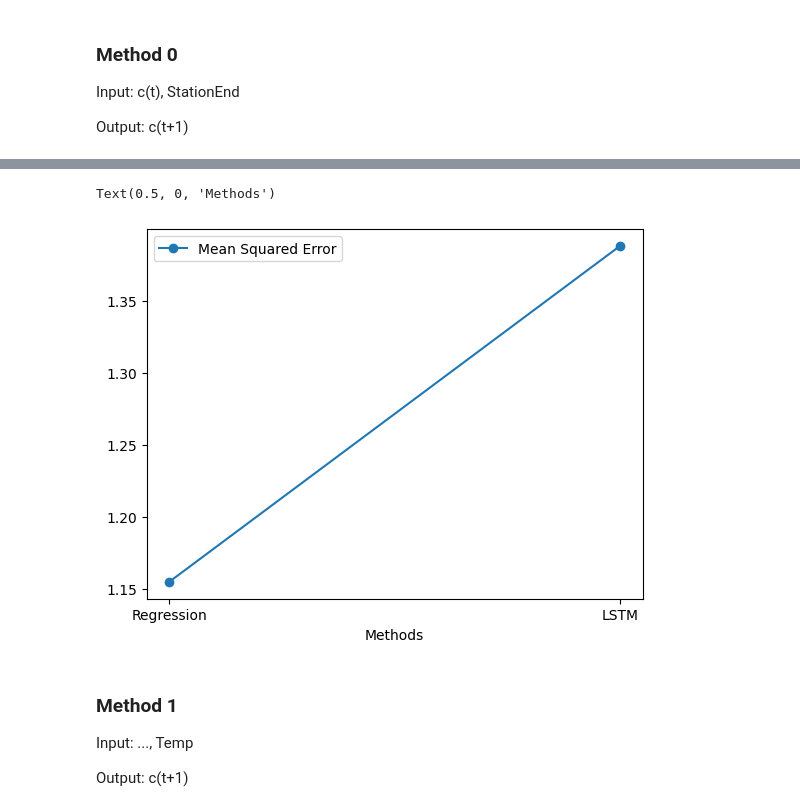
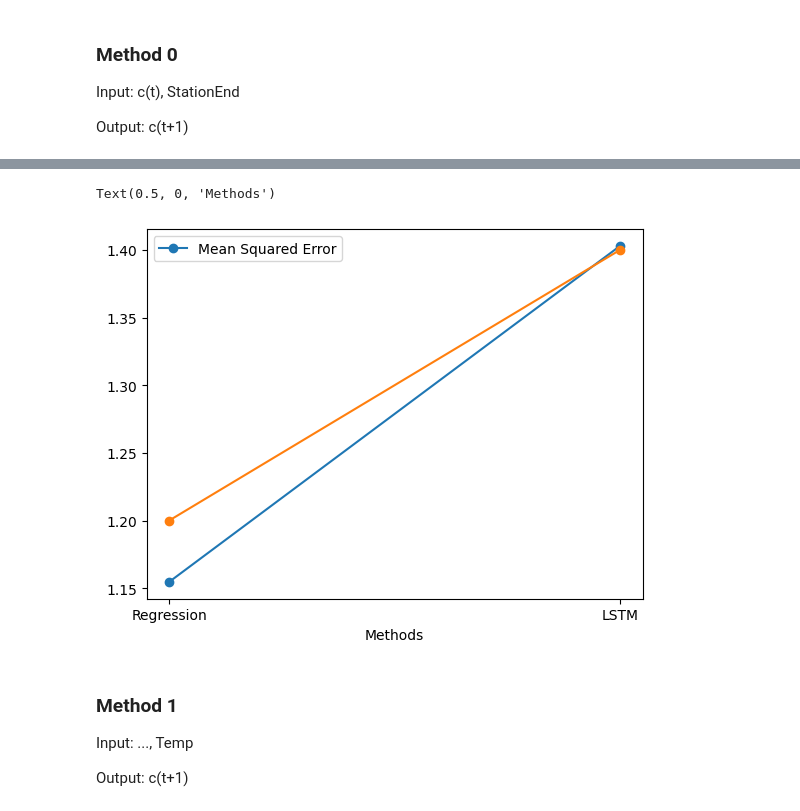
Before and after one commit to FlipGoncalves/BikeSharingDeepLearning, a Jupyter notebook: LSTM/lstmStationsDate.ipynb, the cells around one changed output, grey strips where cells are left out. Drawn from its saved outputs; the diff is of its cells as text; code cells hidden in the pictures.

```diff
--- a/LSTM/lstmStationsDate.ipynb
+++ b/LSTM/lstmStationsDate.ipynb
@@ -188,11 +189,12 @@ Average scores for all folds:
 ------------------------------------------------------------------------
 # %%
-plt.plot(["Regression", "LSTM"], [1.1546453573093387, 1.3883113026618958], marker="o")
+plt.plot(["Regression", "LSTM"], [1.1546453573093387, 1.4029271960258485], marker="o")
+plt.plot(["Regression", "LSTM"], [1.2, 1.4], marker="o")
 plt.legend(["Mean Squared Error"])
 plt.xlabel("Methods")
 # %% [output]
 Text(0.5, 0, 'Methods')
-[figure, old version]
+[figure, new version]
 # %% [markdown]
 ### Method 1
 Input: ..., Temp
```
Also changed, not shown: parts of 16 cells of this notebook, 8 other files.
